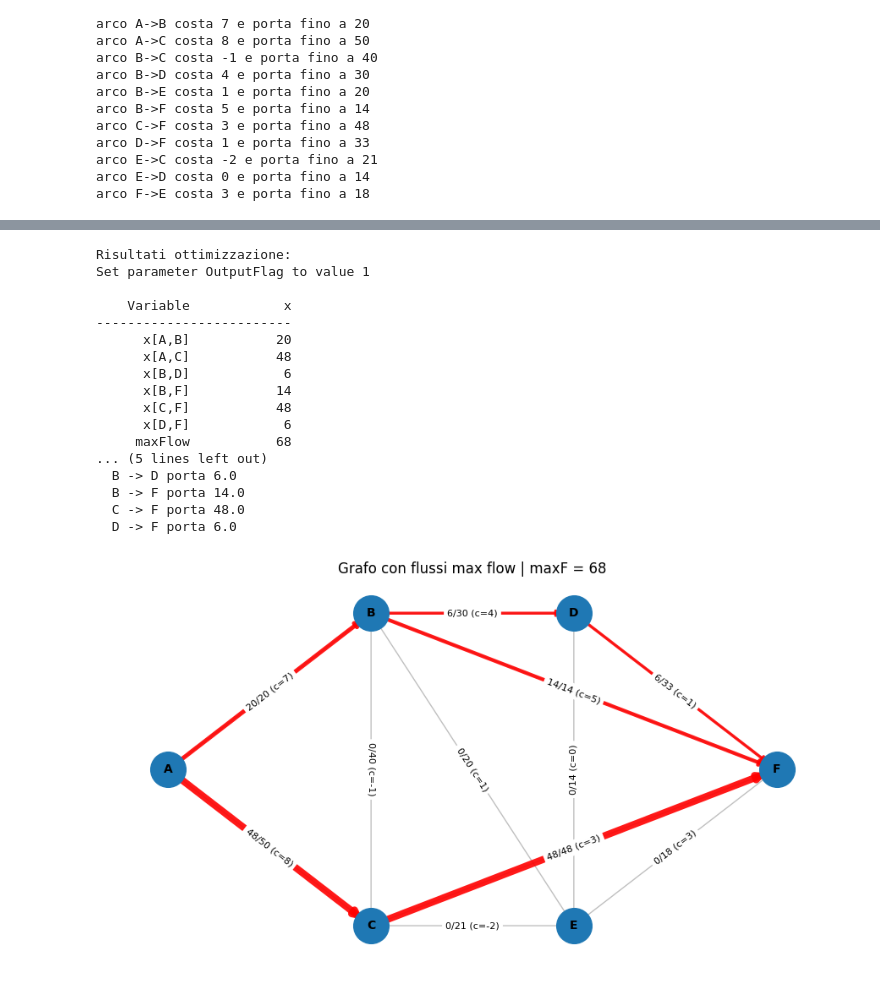
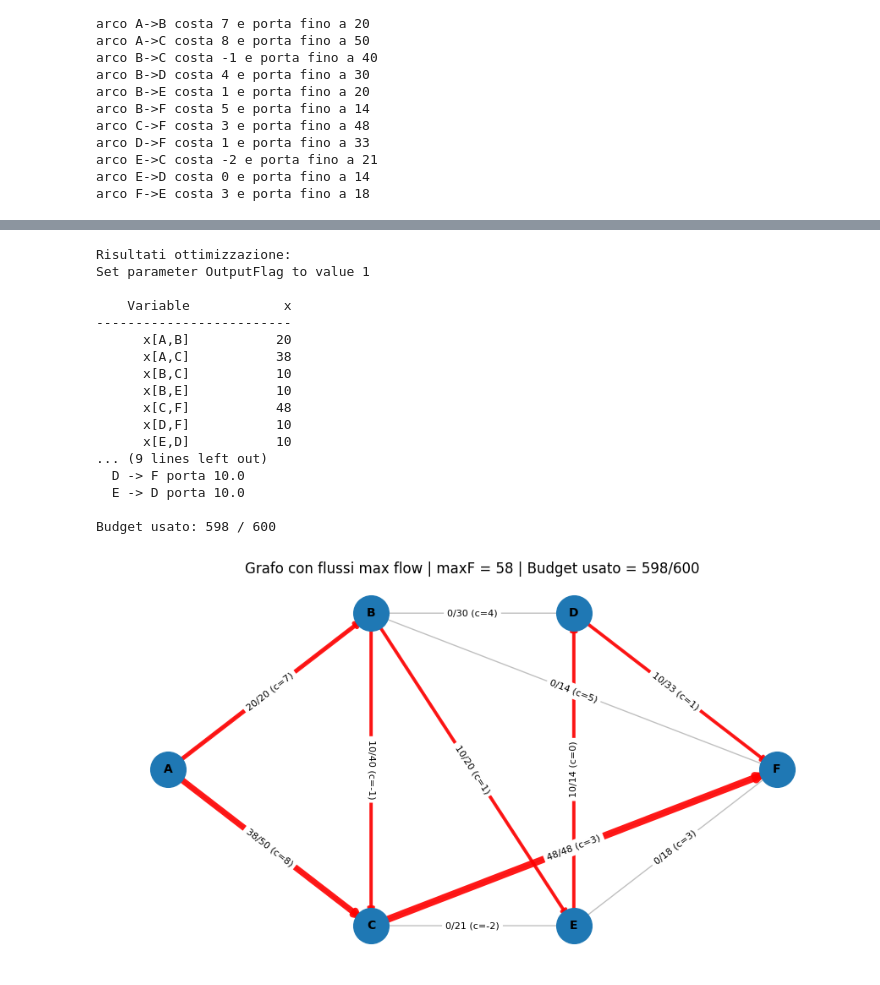
Before and after one commit to lorenzoxi/ro-lab, a Jupyter notebook: netopt/RO_netopt_maxflow.ipynb, the cells around one changed output, grey strips where cells are left out. Cells and saved outputs as stored; diff of their text form; code cells hidden in the pictures.

Commit message:
Add files via upload
to replace the file with a complete model (budget constraint)

```diff
--- a/netopt/RO_netopt_maxflow.ipynb
+++ b/netopt/RO_netopt_maxflow.ipynb
@@ -80,7 +76,7 @@ import gurobipy as gp
 from gurobipy import GRB
 
 #  Modello Gurobi
-m = gp.Model("mcf")
+m = gp.Model("maxflow")
 
 # Variabili (archi)
 relax_integrality = False
@@ -102,6 +98,15 @@ m.setObjective(y, GRB.MAXIMIZE)
 
 m.write("netflow.maxf.lp")
 
+m.setParam("OutputFlag",0)
 # Ottimizza
 m.optimize()
+
+
+# vincolo di budget
+BUDGET = 600
+m.addConstr(gp.quicksum(G.edges[a]["costo"] * x[a] for a in G.edges) <= BUDGET,
+            name="budget_limit")
+m.write("netflow.maxf.budget.lp")
+m.optimize()
 # %% [output]
@@ -135,6 +124,8 @@ if m.status == GRB.OPTIMAL:
     if x[i, j].X > 1e-6:
       archi_con_flusso.append((i, j))
       print(f"  {i} -> {j} porta {x[i, j].X}")
+  used_budget = sum(G[i][j]["costo"] * x[i, j].X for (i, j) in G.edges)
+  print(f"\nBudget usato: {used_budget:.6g} / {BUDGET}")
 # %% [output]
 Risultati ottimizzazione:
 Set parameter OutputFlag to value 1
@@ -142,17 +133,17 @@ Set parameter OutputFlag to value 1
     Variable            x
 -------------------------
       x[A,B]           20
-      x[A,C]           48
-      x[B,D]            6
-      x[B,F]           14
+      x[A,C]           38
+      x[B,C]           10
+      x[B,E]           10
       x[C,F]           48
-      x[D,F]            6
-     maxFlow           68
-... (5 lines left out)
-  B -> D porta 6.0
-  B -> F porta 14.0
-  C -> F porta 48.0
-  D -> F porta 6.0
+      x[D,F]           10
+      x[E,D]           10
+... (9 lines left out)
+  D -> F porta 10.0
+  E -> D porta 10.0
+
+Budget usato: 598 / 600
 # %%
 # Visualizzazione
 import matplotlib.pyplot as plt
@@ -170,32 +161,32 @@ plt.figure(figsize=(9, 5))
 
 nx.draw_networkx_edges(G, pos, edgelist=list(G.edges), width=1.0, alpha=0.25, arrows=True)
 
 if archi_con_flusso:
     flows = [x[i, j].X for (i, j) in archi_con_flusso]
     fmax = max(flows) if flows else 1.0
     widths = [2.0 + 4.0 * (x[i, j].X / fmax) for (i, j) in archi_con_flusso]
     nx.draw_networkx_edges(G, pos, edgelist=archi_con_flusso, width=widths, alpha=0.9, arrows=True, edge_color="r")
 
 nx.draw_networkx_nodes(G, pos, node_size=900)
 nx.draw_networkx_labels(G, pos, font_size=10, font_weight="bold")
 
 edge_labels = {}
 for (i, j) in G.edges:
     flow = x[i, j].X if m.status == GRB.OPTIMAL else 0.0
     cap  = G[i][j]["capacita"]
     cost = G[i][j]["costo"]
     if flow > 1e-9:
         edge_labels[(i, j)] = f"{flow:.0f}/{cap} (c={cost})"
     else:
         edge_labels[(i, j)] = f"0/{cap} (c={cost})"
 nx.draw_networkx_edge_labels(G, pos, edge_labels=edge_labels, font_size=8)
 
 title = "Grafo con flussi max flow"
 if m.status == GRB.OPTIMAL:
-    title += f" | maxF = {m.objVal:.3g}"
+    title += f" | maxF = {m.objVal:.3g} | Budget usato = {used_budget:.3g}/{BUDGET}"
 plt.title(title)
 plt.axis("off")
 plt.tight_layout()
 plt.show()
 # %% [output]
-[figure, old version]
+[figure, new version]
```
Also changed, not shown: parts of 2 cells of this notebook.
